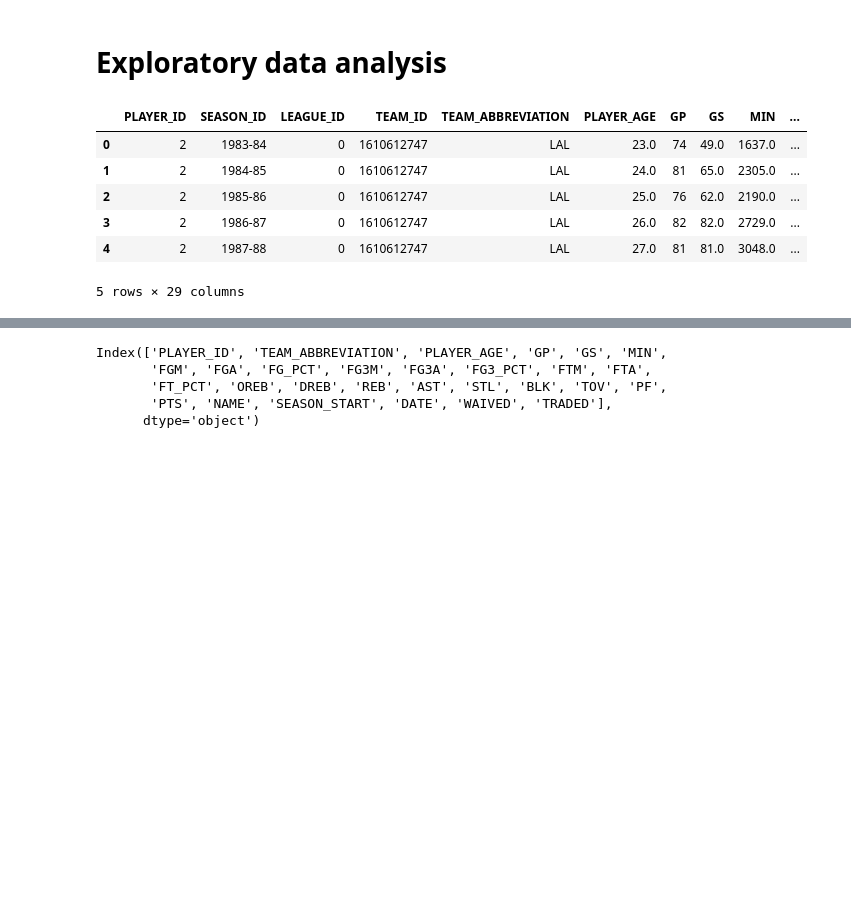
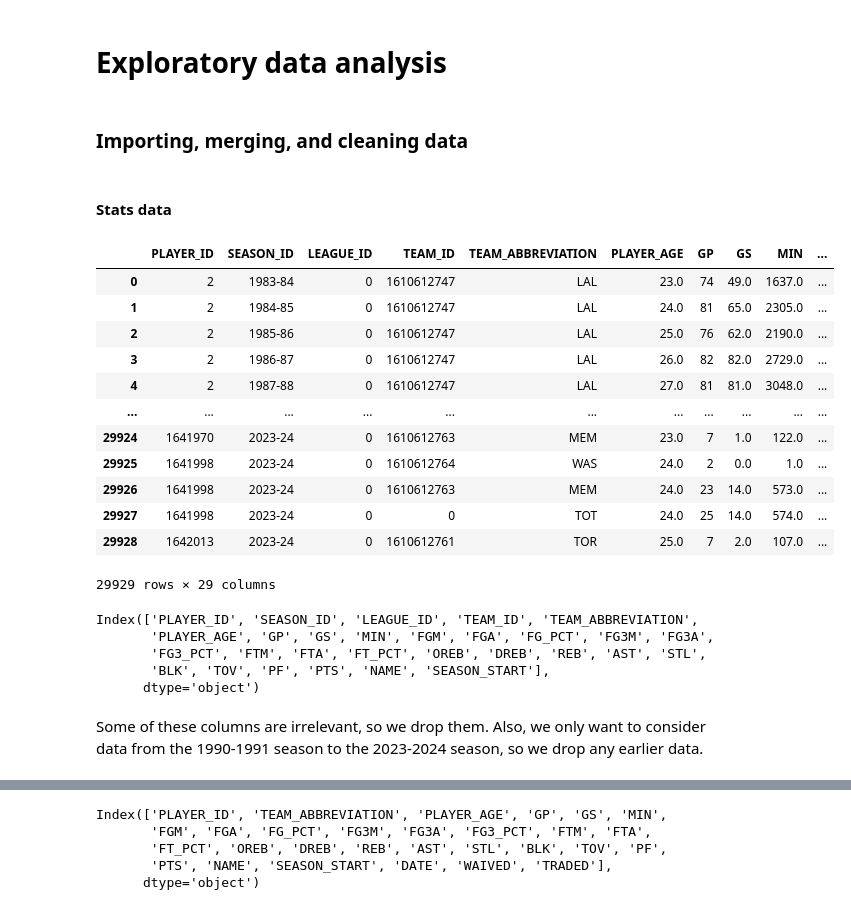
Before and after one commit to aapandy2/predicting_nba_player_retention, a Jupyter notebook: exploratory_data_analysis.ipynb, the cells around one changed output, grey strips where cells are left out. Cells and saved outputs as stored; diff of their text form; code cells hidden in the pictures; blank space fills up the shorter version.

```diff
--- a/exploratory_data_analysis.ipynb
+++ b/exploratory_data_analysis.ipynb
@@ -8,17 +10,35 @@ import seaborn as sns
 
 sns.set_style("darkgrid")
+# %% [markdown]
+### Importing, merging, and cleaning data
+# %% [markdown]
+#### Stats data
 # %%
 stats_df = pd.read_csv("Data/season_counting_stats.csv")
-transaction_df = pd.read_csv("Data/transaction_data/transaction_data.csv")
+stats_df
+# %% [output]
+|  | PLAYER_ID | SEASON_ID | LEAGUE_ID | TEAM_ID | TEAM_ABBREVIATION | PLAYER_AGE | GP | GS | MIN | ... |
+| 0 | 2 | 1983-84 | 0 | 1610612747 | LAL | 23.0 | 74 | 49.0 | 1637.0 | ... |
+| 1 | 2 | 1984-85 | 0 | 1610612747 | LAL | 24.0 | 81 | 65.0 | 2305.0 | ... |
+| 2 | 2 | 1985-86 | 0 | 1610612747 | LAL | 25.0 | 76 | 62.0 | 2190.0 | ... |
+| 3 | 2 | 1986-87 | 0 | 1610612747 | LAL | 26.0 | 82 | 82.0 | 2729.0 | ... |
+| 4 | 2 | 1987-88 | 0 | 1610612747 | LAL | 27.0 | 81 | 81.0 | 3048.0 | ... |
+| ... | ... | ... | ... | ... | ... | ... | ... | ... | ... | ... |
+| 29924 | 1641970 | 2023-24 | 0 | 1610612763 | MEM | 23.0 | 7 | 1.0 | 122.0 | ... |
+| 29925 | 1641998 | 2023-24 | 0 | 1610612764 | WAS | 24.0 | 2 | 0.0 | 1.0 | ... |
+| 29926 | 1641998 | 2023-24 | 0 | 1610612763 | MEM | 24.0 | 23 | 14.0 | 573.0 | ... |
+| 29927 | 1641998 | 2023-24 | 0 | 0 | TOT | 24.0 | 25 | 14.0 | 574.0 | ... |
+| 29928 | 1642013 | 2023-24 | 0 | 1610612761 | TOR | 25.0 | 7 | 2.0 | 107.0 | ... |
+29929 rows × 29 columns
 # %%
-stats_df.head()
+stats_df.columns
 # %% [output]
-|  | PLAYER_ID | SEASON_ID | LEAGUE_ID | TEAM_ID | TEAM_ABBREVIATION | PLAYER_AGE | GP | GS | MIN | ... |
-| 0 | 2 | 1983-84 | 0 | 1610612747 | LAL | 23.0 | 74 | 49.0 | 1637.0 | ... |
-| 1 | 2 | 1984-85 | 0 | 1610612747 | LAL | 24.0 | 81 | 65.0 | 2305.0 | ... |
-| 2 | 2 | 1985-86 | 0 | 1610612747 | LAL | 25.0 | 76 | 62.0 | 2190.0 | ... |
-| 3 | 2 | 1986-87 | 0 | 1610612747 | LAL | 26.0 | 82 | 82.0 | 2729.0 | ... |
-| 4 | 2 | 1987-88 | 0 | 1610612747 | LAL | 27.0 | 81 | 81.0 | 3048.0 | ... |
-5 rows × 29 columns
+Index(['PLAYER_ID', 'SEASON_ID', 'LEAGUE_ID', 'TEAM_ID', 'TEAM_ABBREVIATION',
+       'PLAYER_AGE', 'GP', 'GS', 'MIN', 'FGM', 'FGA', 'FG_PCT', 'FG3M', 'FG3A',
+       'FG3_PCT', 'FTM', 'FTA', 'FT_PCT', 'OREB', 'DREB', 'REB', 'AST', 'STL',
+       'BLK', 'TOV', 'PF', 'PTS', 'NAME', 'SEASON_START'],
+      dtype='object')
+# %% [markdown]
+Some of these columns are irrelevant, so we drop them. Also, we only want to consider data from the 1990-1991 season to the 2023-2024 season, so we drop any earlier data.
 # %%
 stats_df.drop(columns=["SEASON_ID", "LEAGUE_ID", "TEAM_ID"], inplace=True)
```
Also changed, not shown: parts of 38 cells of this notebook.
